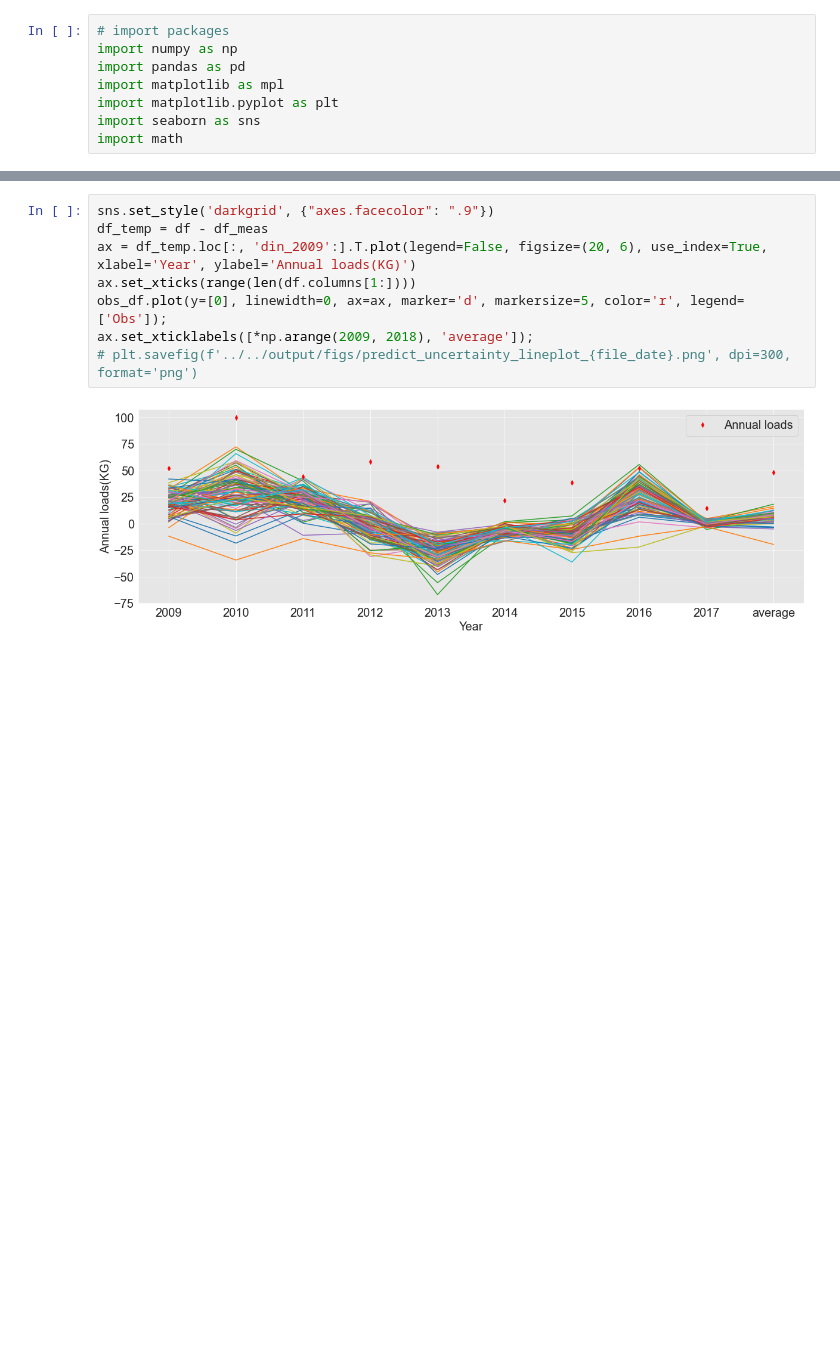
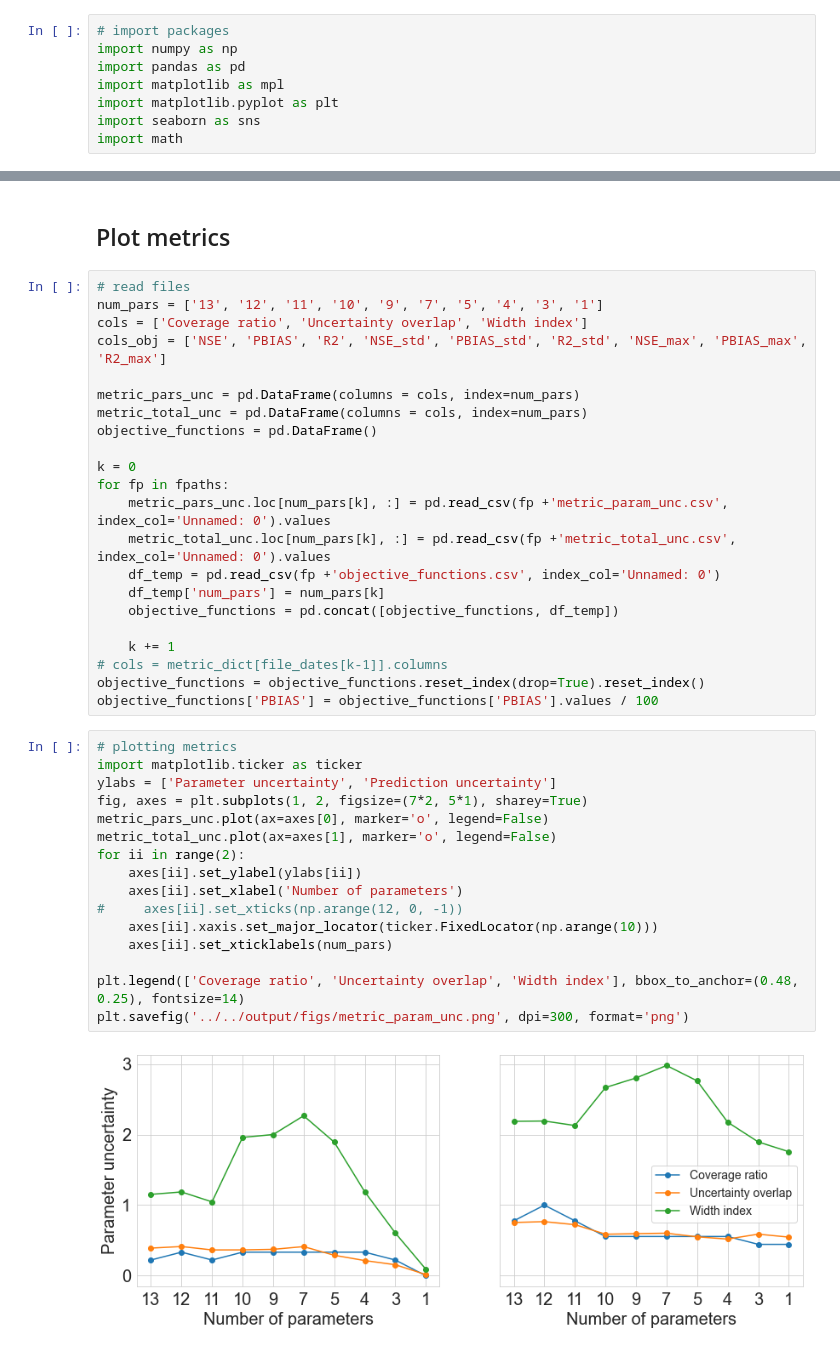
Before and after one commit to QianWanghhu/predict_uq, a Jupyter notebook: src/notebooks/predictive_uncertainty.ipynb, the cells around one changed output, grey strips where cells are left out. Cells and saved outputs as stored; diff of their text form; blank space fills up the shorter version.

```diff
--- a/src/notebooks/predictive_uncertainty.ipynb
+++ b/src/notebooks/predictive_uncertainty.ipynb
@@ -94,10 +107,42 @@ Text(0, 0.5, 'Annual loads(KG)')
-# %%
-sns.set_style('darkgrid', {"axes.facecolor": ".9"})
-df_temp = df - df_meas
-ax = df_temp.loc[:, 'din_2009':].T.plot(legend=False, figsize=(20, 6), use_index=True, xlabel='Year', ylabel='Annual loads(KG)')
-ax.set_xticks(range(len(df.columns[1:])))
-obs_df.plot(y=[0], linewidth=0, ax=ax, marker='d', markersize=5, color='r', legend=['Obs']);
-ax.set_xticklabels([*np.arange(2009, 2018), 'average']);
-# plt.savefig(f'../../output/figs/predict_uncertainty_lineplot_{file_date}.png', dpi=300, format='png')
-# %% [output]
-[figure, removed]
+# %% [markdown]
+## Plot metrics
+# %%
+# read files
+num_pars = ['13', '12', '11', '10', '9', '7', '5', '4', '3', '1']
+cols = ['Coverage ratio', 'Uncertainty overlap', 'Width index']
+cols_obj = ['NSE', 'PBIAS', 'R2', 'NSE_std', 'PBIAS_std', 'R2_std', 'NSE_max', 'PBIAS_max', 'R2_max']
+
+metric_pars_unc = pd.DataFrame(columns = cols, index=num_pars)
+metric_total_unc = pd.DataFrame(columns = cols, index=num_pars)
+objective_functions = pd.DataFrame()
+
+k = 0
+for fp in fpaths:
+    metric_pars_unc.loc[num_pars[k], :] = pd.read_csv(fp +'metric_param_unc.csv', index_col='Unnamed: 0').values
+    metric_total_unc.loc[num_pars[k], :] = pd.read_csv(fp +'metric_total_unc.csv', index_col='Unnamed: 0').values
+    df_temp = pd.read_csv(fp +'objective_functions.csv', index_col='Unnamed: 0')
+    df_temp['num_pars'] = num_pars[k]
+    objective_functions = pd.concat([objective_functions, df_temp])
+
+    k += 1
+# cols = metric_dict[file_dates[k-1]].columns
+objective_functions = objective_functions.reset_index(drop=True).reset_index()
+objective_functions['PBIAS'] = objective_functions['PBIAS'].values / 100
+# %%
+# plotting metrics
+import matplotlib.ticker as ticker
+ylabs = ['Parameter uncertainty', 'Prediction uncertainty']
+fig, axes = plt.subplots(1, 2, figsize=(7*2, 5*1), sharey=True)
+metric_pars_unc.plot(ax=axes[0], marker='o', legend=False)
+metric_total_unc.plot(ax=axes[1], marker='o', legend=False)
+for ii in range(2):
+    axes[ii].set_ylabel(ylabs[ii])
+    axes[ii].set_xlabel('Number of parameters')
+#     axes[ii].set_xticks(np.arange(12, 0, -1))
+    axes[ii].xaxis.set_major_locator(ticker.FixedLocator(np.arange(10)))
+    axes[ii].set_xticklabels(num_pars)
+
+plt.legend(['Coverage ratio', 'Uncertainty overlap', 'Width index'], bbox_to_anchor=(0.48, 0.25), fontsize=14)
+plt.savefig('../../output/figs/metric_param_unc.png', dpi=300, format='png')
+# %% [output]
+[figure, added]
```
Also changed, not shown: parts of 8 cells of this notebook.
